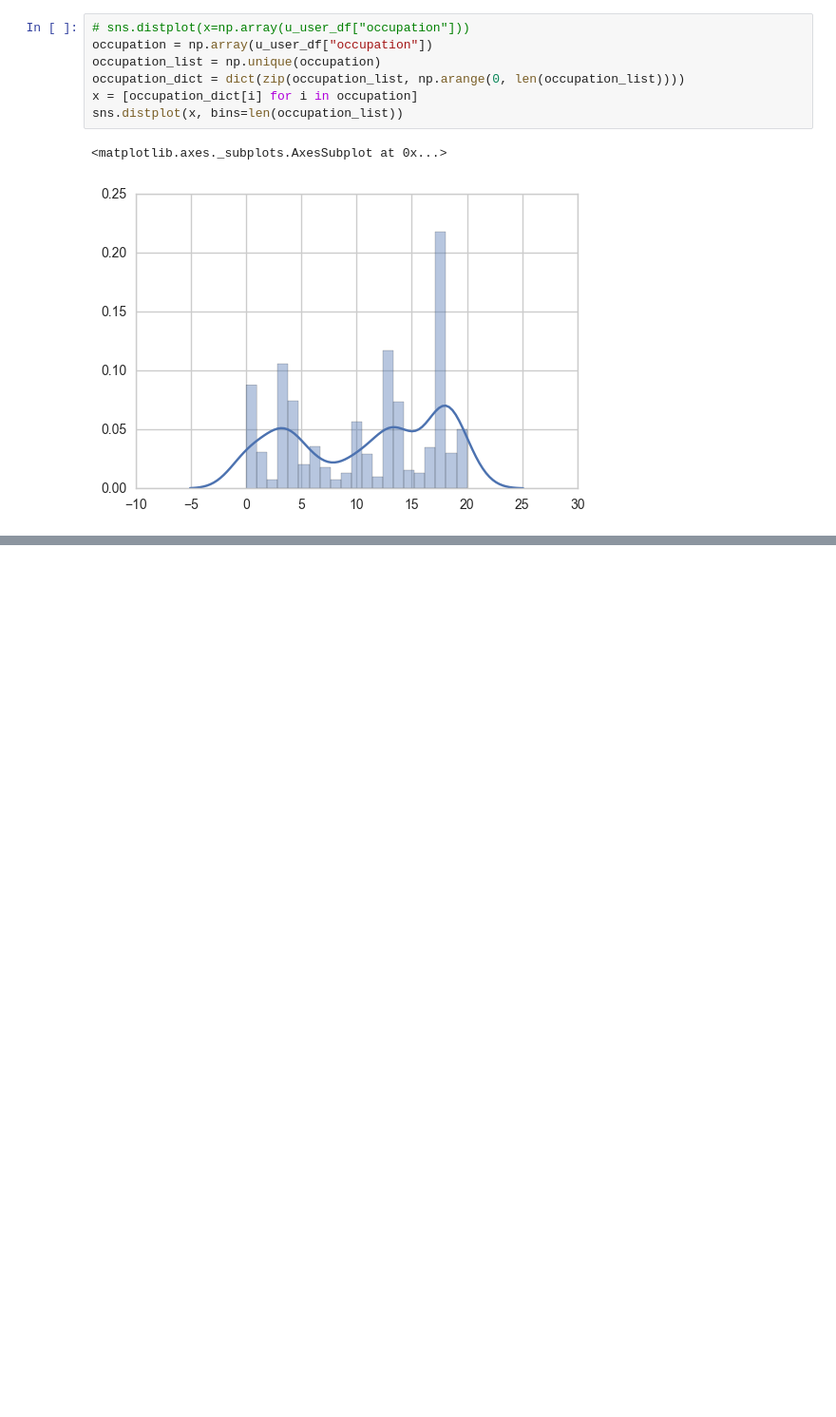
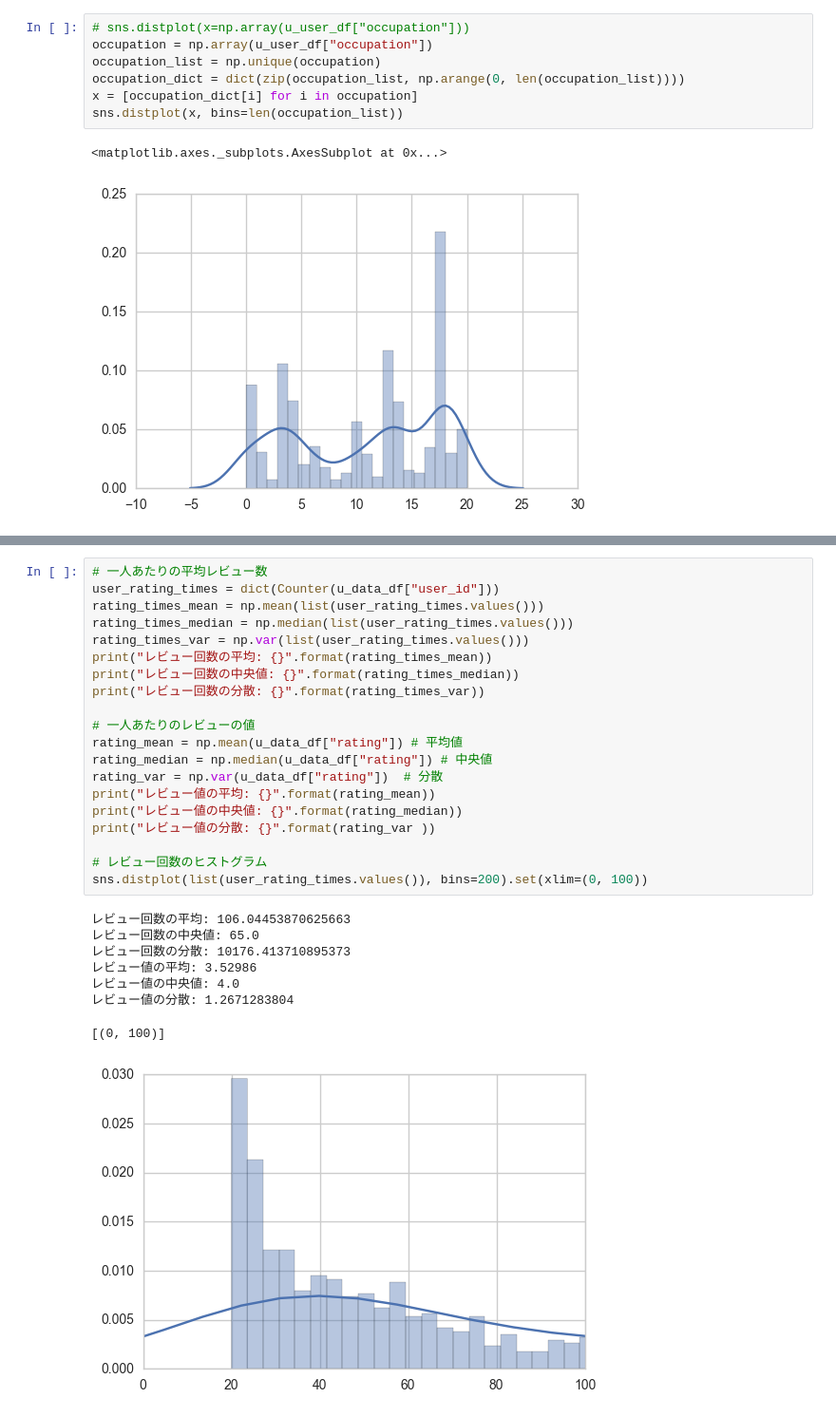
Before and after one commit to ohmuraken/vasily_intern_challenge, a Jupyter notebook: vasily_intern_challenge.ipynb, the cells around one changed output, grey strips where cells are left out. Shown at 95% size. Cells and saved outputs as stored; diff of their text form; blank space fills up the shorter version.

```diff
--- a/vasily_intern_challenge.ipynb
+++ b/vasily_intern_challenge.ipynb
@@ -183,0 +98,29 @@ array([[ 1.        , -0.06994293],
+# %%
+# 一人あたりの平均レビュー数
+user_rating_times = dict(Counter(u_data_df["user_id"]))
+rating_times_mean = np.mean(list(user_rating_times.values()))
+rating_times_median = np.median(list(user_rating_times.values()))
+rating_times_var = np.var(list(user_rating_times.values()))
+print("レビュー回数の平均: {}".format(rating_times_mean))
+print("レビュー回数の中央値: {}".format(rating_times_median))
+print("レビュー回数の分散: {}".format(rating_times_var))
+
+# 一人あたりのレビューの値
+rating_mean = np.mean(u_data_df["rating"]) # 平均値
+rating_median = np.median(u_data_df["rating"]) # 中央値
+rating_var = np.var(u_data_df["rating"])  # 分散
+print("レビュー値の平均: {}".format(rating_mean))
+print("レビュー値の中央値: {}".format(rating_median))
+print("レビュー値の分散: {}".format(rating_var ))
+
+# レビュー回数のヒストグラム
+sns.distplot(list(user_rating_times.values()), bins=200).set(xlim=(0, 100))
+# %% [output]
+レビュー回数の平均: 106.04453870625663
+レビュー回数の中央値: 65.0
+レビュー回数の分散: 10176.413710895373
+レビュー値の平均: 3.52986
+レビュー値の中央値: 4.0
+レビュー値の分散: 1.2671283804
+[(0, 100)]
+[figure, added]
```
Also changed, not shown: parts of 32 cells of this notebook.
